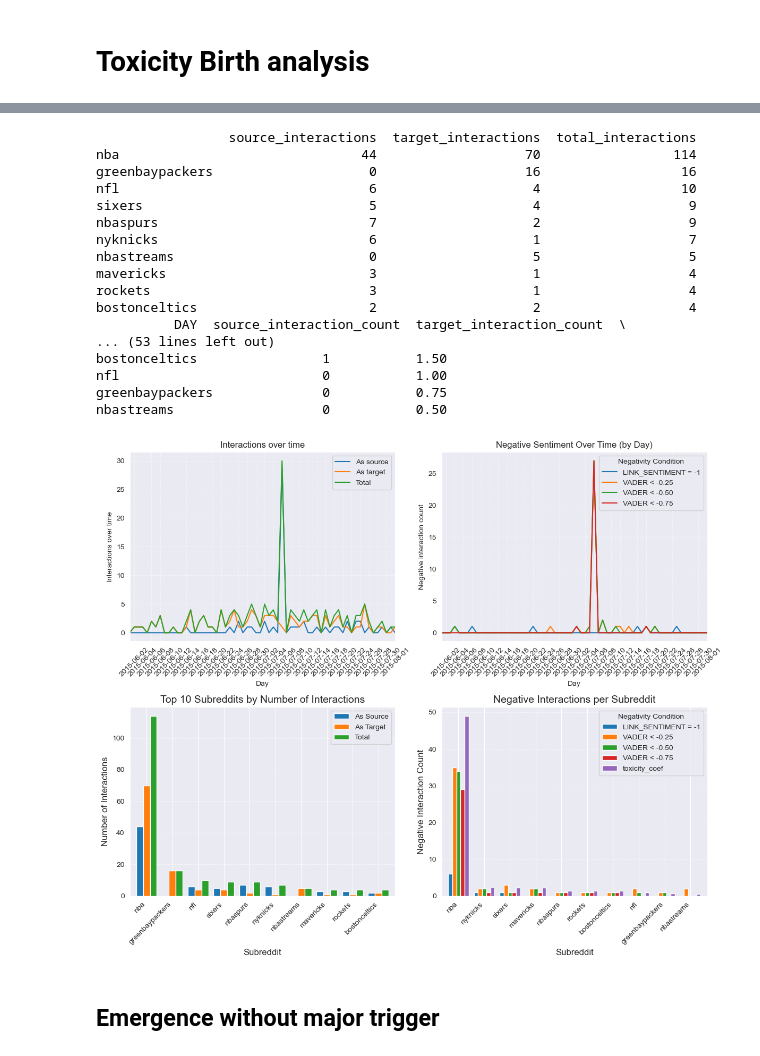
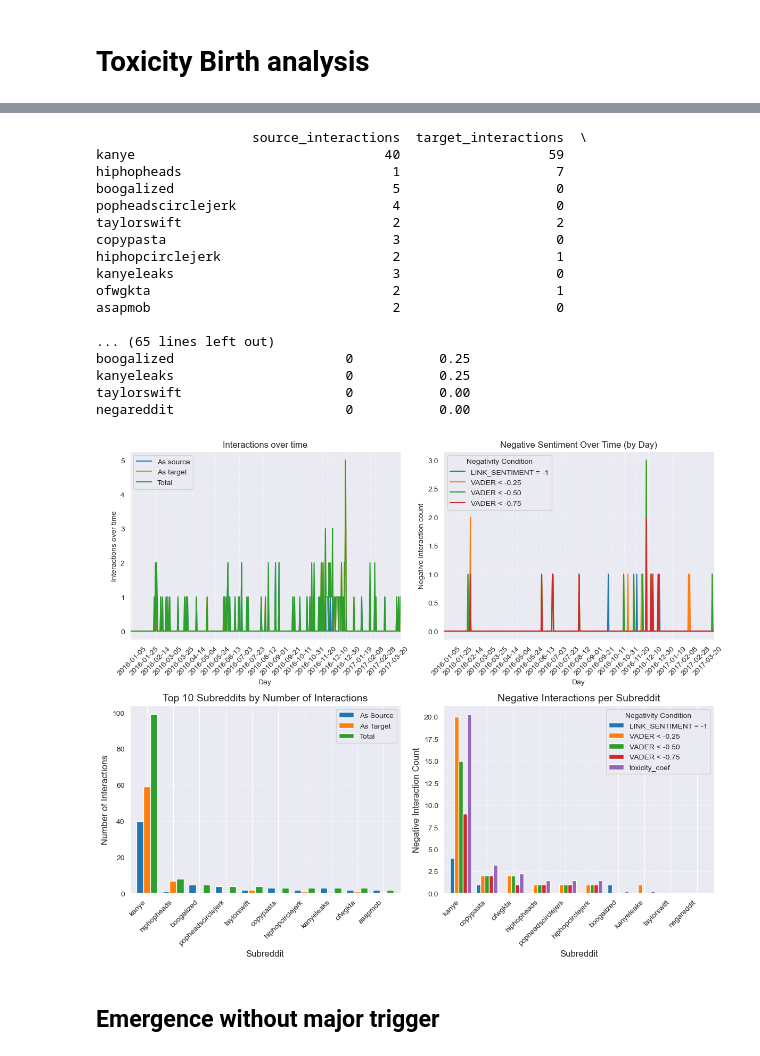
Before and after one commit to AkselAcar/ada-2025-project-adastra, a Jupyter notebook: birth_analysis.ipynb, the cells around one changed output, grey strips where cells are left out. Saved outputs shown, nothing was run; the diff lists cells and outputs as text; code cells hidden in the pictures.

```diff
--- a/birth_analysis.ipynb
+++ b/birth_analysis.ipynb
@@ -53,9 +52,11 @@ title_df
 # %%
 # Subreddit keyword to focus on
-keyword = "nba"
+keyword = "kanye"
 
 # Time Window to consider
-time_window = [date(2015, 6, 1), date(2015, 8, 1)]
+# time_window = [date(2016, 6, 1), date(2017, 2, 1)] # TRUMP
+# time_window = [date(2015, 6, 1), date(2015, 8, 1)] # NBA
+time_window = [date(2016, 1, 1), date(2017, 3, 31)] #
 
 # Create a new columns based on DATETIME for both df
 body_df["DATETIME"] = pd.to_datetime(body_df["TIMESTAMP"])
@@ -220,23 +221,23 @@ neg_counts = neg_counts.sort_values(by="toxicity_coef", ascending=False)
 
 print(neg_counts.head(10))
 # %% [output]
-                 source_interactions  target_interactions  total_interactions
-nba                               44                   70                 114
-greenbaypackers                    0                   16                  16
-nfl                                6                    4                  10
-sixers                             5                    4                   9
-nbaspurs                           7                    2                   9
-nyknicks                           6                    1                   7
-nbastreams                         0                    5                   5
-mavericks                          3                    1                   4
-rockets                            3                    1                   4
-bostonceltics                      2                    2                   4
-          DAY  source_interaction_count  target_interaction_count  \
-... (53 lines left out)
-bostonceltics                1           1.50
-nfl                          0           1.00
-greenbaypackers              0           0.75
-nbastreams                   0           0.50
+                    source_interactions  target_interactions  \
+kanye                                40                   59
+hiphopheads                           1                    7
+boogalized                            5                    0
+popheadscirclejerk                    4                    0
+taylorswift                           2                    2
+copypasta                             3                    0
+hiphopcirclejerk                      2                    1
+kanyeleaks                            3                    0
+ofwgkta                               2                    1
+asapmob                               2                    0
+
+... (65 lines left out)
+boogalized                      0           0.25
+kanyeleaks                      0           0.25
+taylorswift                     0           0.00
+negareddit                      0           0.00
 # %%
 # Plot relevant graphs
 fig, axes = plt.subplots(2, 2, figsize=(12, 10))
@@ -253,7 +254,7 @@ axes[0][0].legend(["As source", "As target", "Total"])
 axes[0][0].set_ylabel("Interactions over time")
 axes[0][0].grid(True, linestyle="--", alpha=0.5)
 
-axes[0][0].xaxis.set_major_locator(mdates.DayLocator(interval=2))
+axes[0][0].xaxis.set_major_locator(mdates.DayLocator(interval=20))
 axes[0][0].xaxis.set_major_formatter(mdates.DateFormatter("%Y-%m-%d"))
 axes[0][0].tick_params(axis="x", rotation=45)
 
@@ -274,7 +275,7 @@ axes[0][1].legend(labels=[
 ], title="Negativity Condition")
 axes[0][1].grid(True, linestyle="--", alpha=0.5)
 
-axes[0][1].xaxis.set_major_locator(mdates.DayLocator(interval=2))
+axes[0][1].xaxis.set_major_locator(mdates.DayLocator(interval=20))
 axes[0][1].xaxis.set_major_formatter(mdates.DateFormatter("%Y-%m-%d"))
 axes[0][1].tick_params(axis="x", rotation=45)
 
@@ -286,33 +287,33 @@ top10.plot(
     width=0.8,
     ax=axes[1][0]
 )
 axes[1][0].set_title("Top 10 Subreddits by Number of Interactions", fontsize=14)
 axes[1][0].set_xlabel("Subreddit", fontsize=12)
 axes[1][0].set_ylabel("Number of Interactions", fontsize=12)
 axes[1][0].set_xticks(range(len(top10.index)))
 axes[1][0].set_xticklabels(top10.index, rotation=45, ha="right")
 axes[1][0].legend(["As Source", "As Target", "Total"])
 axes[1][0].grid(axis="y", linestyle="--", alpha=0.6)
 
 
 # Plot 4: Subreddits interactions positive or negative
 neg_counts.plot(
     kind="bar",
     ax=axes[1][1],
     width=0.8,
 )
 
 axes[1][1].set_title("Negative Interactions per Subreddit", fontsize=14)
 axes[1][1].set_xlabel("Subreddit", fontsize=12)
 axes[1][1].set_ylabel("Negative Interaction Count", fontsize=12)
 axes[1][1].set_xticks(range(len(neg_counts.index)))
 axes[1][1].set_xticklabels(neg_counts.index, rotation=45, ha="right")
 axes[1][1].legend(title="Negativity Condition")
 axes[1][1].grid(axis="y", linestyle="--", alpha=0.6)
 
 plt.tight_layout()
 plt.show()
 # %% [output]
-[figure, old version]
+[figure, new version]
 # %% [markdown]
 ## Emergence without major trigger
```
Also changed, not shown: parts of 2 cells of this notebook.
